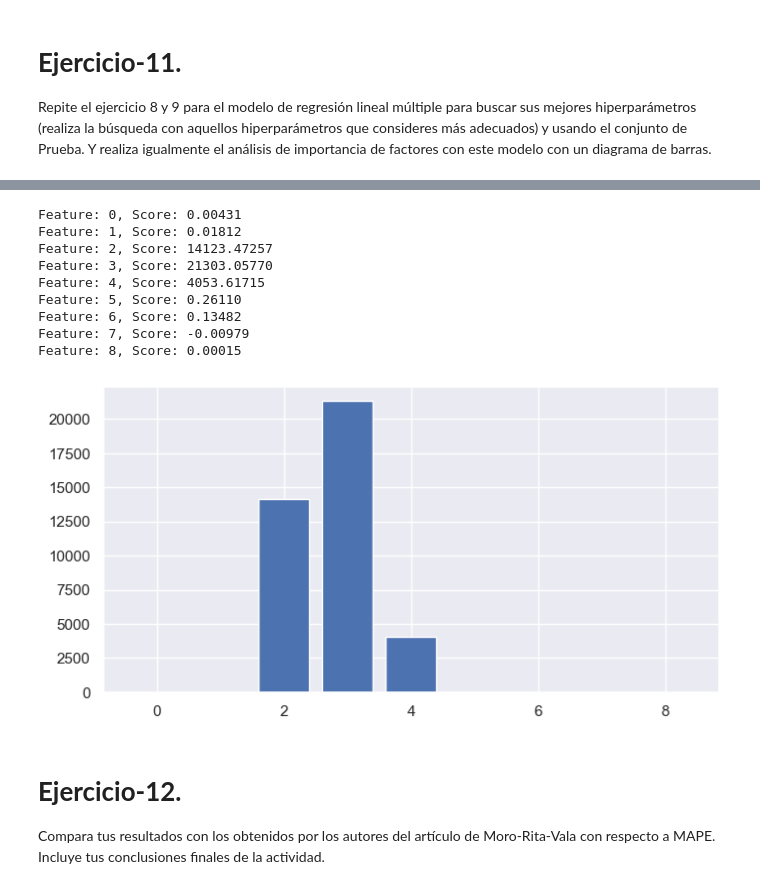
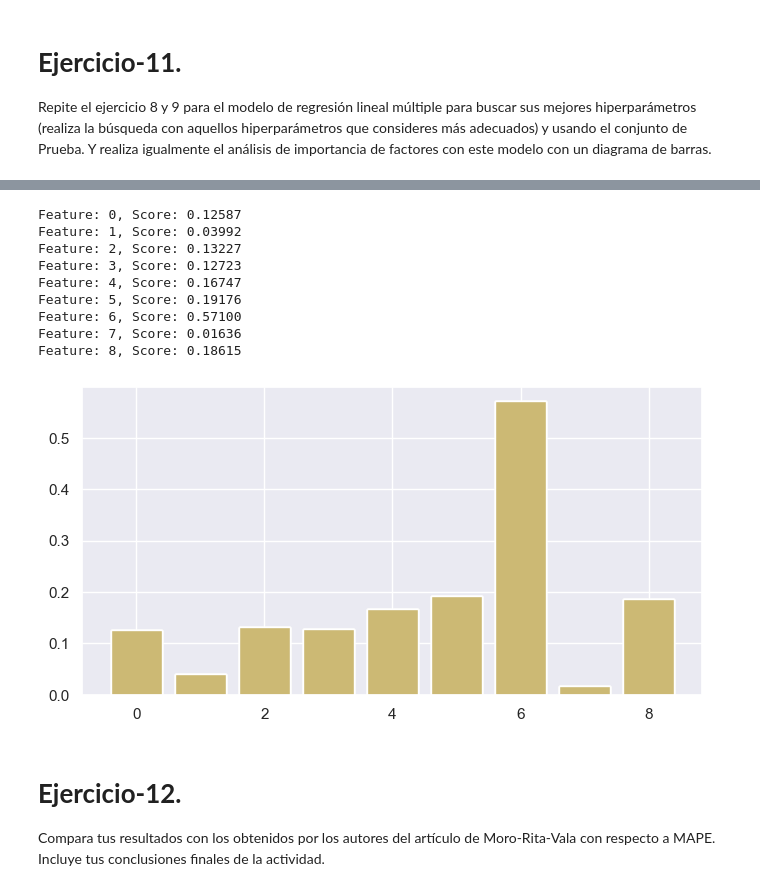
Before and after one commit to diego-carrera/iaa-equipo-30, a Jupyter notebook: semana7/MNA_IAyAA_semana_7_Actividad.ipynb, the cells around one changed output, grey strips where cells are left out. Drawn from its saved outputs; the diff is of its cells as text; code cells hidden in the pictures.

Commit message:
Utilizar TransformedTargetRegressor para gridsearch y estimación de valores

```diff
--- a/semana7/MNA_IAyAA_semana_7_Actividad.ipynb
+++ b/semana7/MNA_IAyAA_semana_7_Actividad.ipynb
@@ -681,21 +583,17 @@ Métrica utilizada: make_scorer(MAPE)
 # %%
 rfr_regressor = RandomForestRegressor(
-    n_estimators=100,
-    max_features='sqrt',
+    n_estimators=50,
+    max_features='log2',
     max_depth=7,
-    ccp_alpha=0.05,
-    n_jobs=-1
+    criterion='squared_error',
+    random_state=SEED
 )
 
-final_RF = Pipeline(steps=[('model', TransformedTargetRegressor(regressor=rfr_regressor,
-                                                                func=np.log1p,
-                                                                inverse_func=np.expm1))])
+final_RF = Pipeline(steps=[
+    ('model', TransformedTargetRegressor(regressor=rfr_regressor,func=np.log1p,inverse_func=np.expm1))
+])
 
 final_RF.fit(X_train_transformed, y_train)
-importance = permutation_importance(final_RF, X_train_transformed, y_train, n_repeats=10)
-for i,v in enumerate(importance['importances_mean']):
-	print('Feature: %0d, Score: %.5f' % (i,v))
-
-plt.bar([x for x in range(len(importance['importances_mean']))], importance['importances_mean'])
-plt.show()
+importance = permutation_importance(final_RF, X_train_transformed, y_train, n_repeats=10, n_jobs=-1)
+plot_importante(importance)
 # %% [output]
@@ -742,32 +651,25 @@ Mejor combinación de valores encontrados de los hiperparámetros: {'model__regr
 Métrica utilizada: make_scorer(MAPE)
 # %%
-final_RLM = LinearRegression(
-  copy_X=True,
-  fit_intercept=False,
-  positive=False,
-  n_jobs=-1
-)
-modelRLM = Pipeline(steps=[('model', TransformedTargetRegressor(regressor=final_RLM,
-                                     func=np.log1p,
-                                     inverse_func=np.expm1))])
-modelRLM.fit(X_train_transformed, y_train)
-importance = permutation_importance(modelRLM, X_train_transformed, y_train, n_repeats=10)
-for i,v in enumerate(importance['importances_mean']):
-	print('Feature: %0d, Score: %.5f' % (i,v))
+lr_regressor = LinearRegression()
 
-plt.bar([x for x in range(len(importance['importances_mean']))], importance['importances_mean'])
-plt.show()
+final_LR = Pipeline(steps=[
+    ('model', TransformedTargetRegressor(regressor=rfr_regressor,func=np.log1p,inverse_func=np.expm1))
+])
+
+final_LR.fit(X_train_transformed, y_train)
+importance = permutation_importance(final_LR, X_train_transformed, y_train, n_repeats=10, n_jobs=-1)
+plot_importante(importance)
 # %% [output]
-Feature: 0, Score: 0.00431
-Feature: 1, Score: 0.01812
-Feature: 2, Score: 14123.47257
-Feature: 3, Score: 21303.05770
-Feature: 4, Score: 4053.61715
-Feature: 5, Score: 0.26110
-Feature: 6, Score: 0.13482
-Feature: 7, Score: -0.00979
-Feature: 8, Score: 0.00015
+Feature: 0, Score: 0.12587
+Feature: 1, Score: 0.03992
+Feature: 2, Score: 0.13227
+Feature: 3, Score: 0.12723
+Feature: 4, Score: 0.16747
+Feature: 5, Score: 0.19176
+Feature: 6, Score: 0.57100
+Feature: 7, Score: 0.01636
+Feature: 8, Score: 0.18615
-[figure, old version]
+[figure, new version]
 # %% [markdown]
 # **Ejercicio-12.**
 
```
Also changed, not shown: parts of 18 cells of this notebook.
